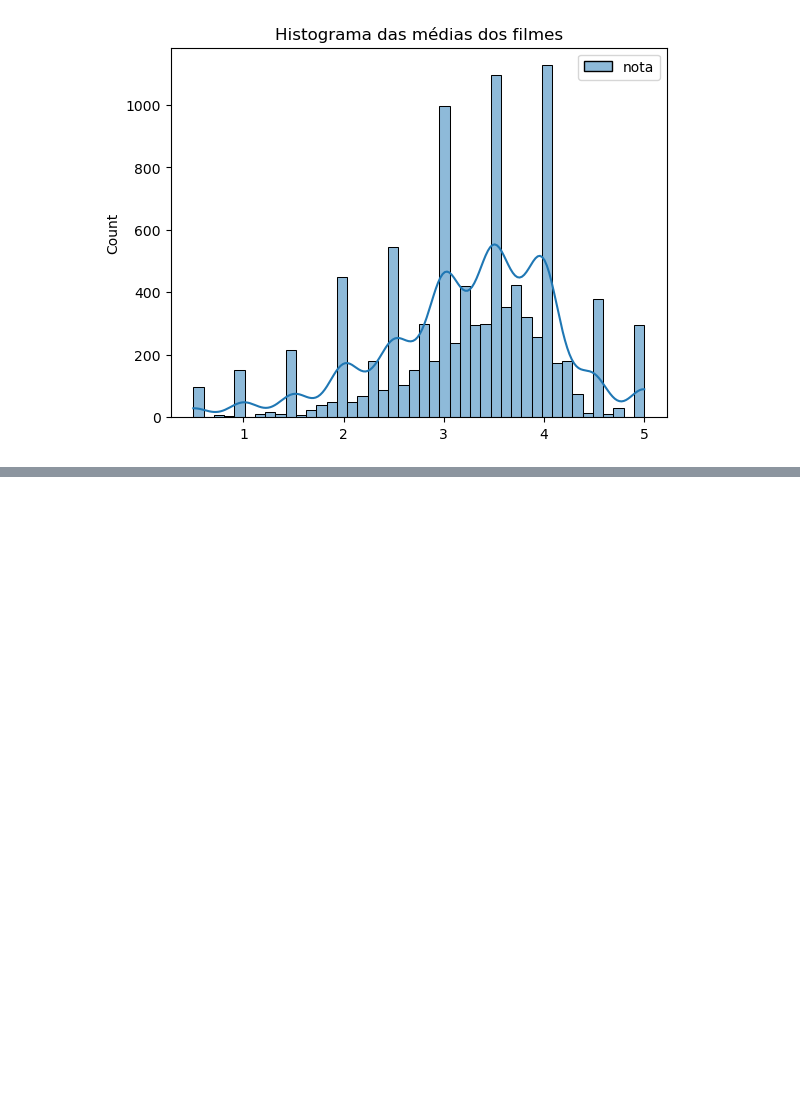
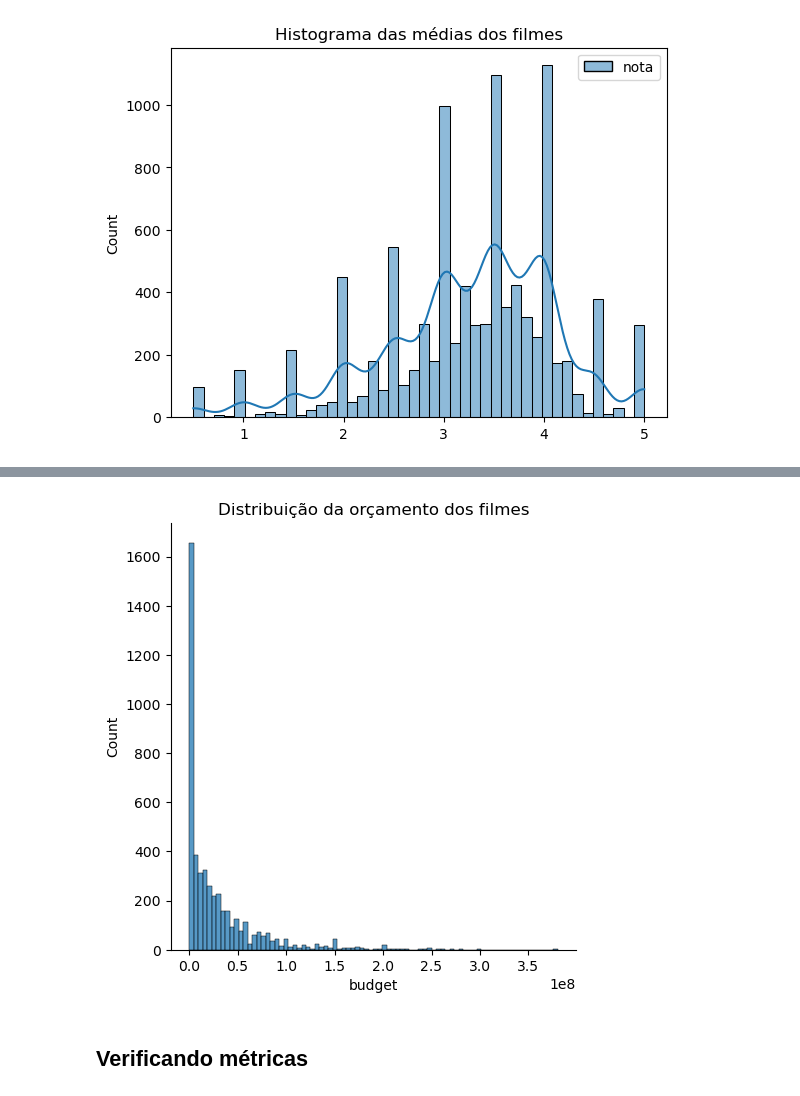
Before and after one commit to joaodamasio/datascience-explorando-analisando-dados, a Jupyter notebook: analise-movielens-TMDB.ipynb, the cells around one changed output, grey strips where cells are left out. Drawn from its saved outputs; the diff is of its cells as text; code cells hidden in the pictures; blank space fills up the shorter version.

```diff
--- a/analise-movielens-TMDB.ipynb
+++ b/analise-movielens-TMDB.ipynb
@@ -214,0 +235,8 @@ plt.title("Histograma das médias dos filmes");
+# %%
+sns.displot(tmdb["budget"])
+plt.title("Distribuição da orçamento dos filmes")
+plt.show()
+# %% [output]
+[figure, added]
+# %% [markdown]
+## Verificando métricas
```
Also changed, not shown: parts of 13 cells of this notebook.
